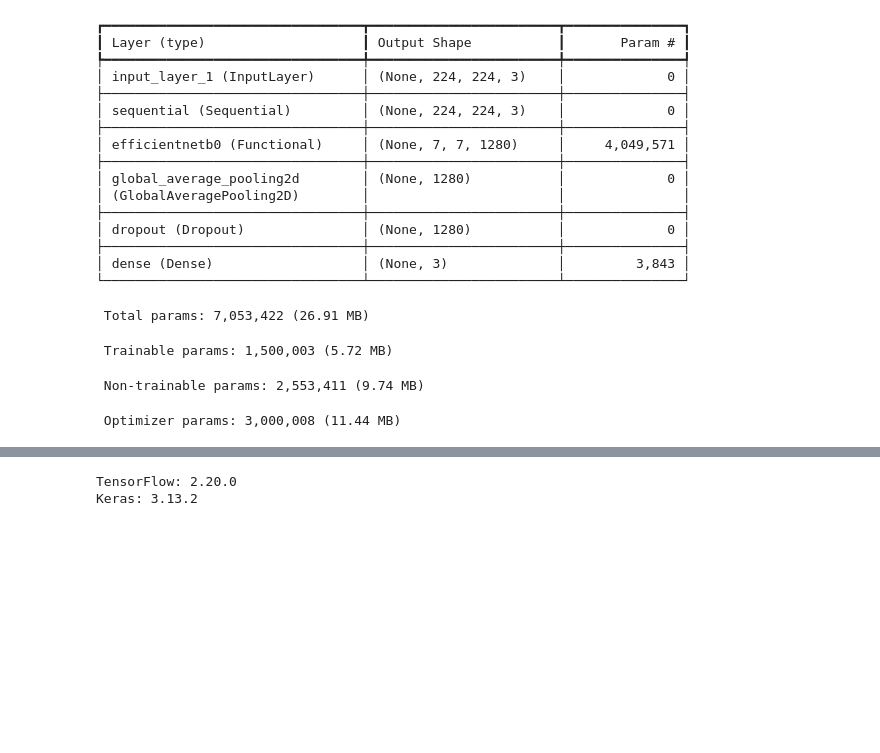
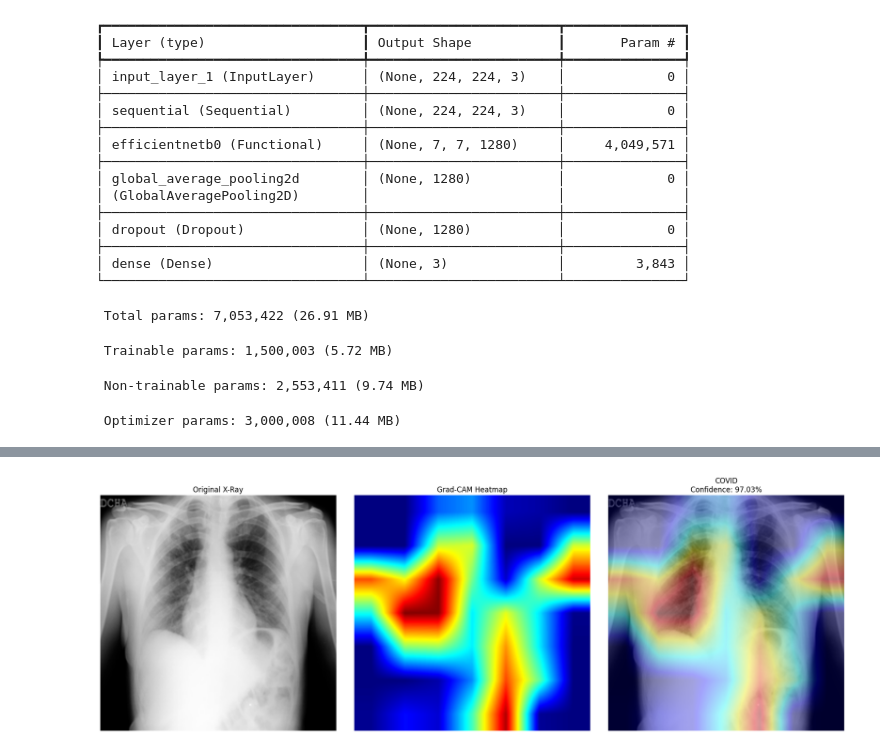
Before and after one commit to HimakarPisipati/Medivision-AI, a Jupyter notebook: notebooks/06_gradcam.ipynb, the cells around one changed output, grey strips where cells are left out. Saved outputs shown, nothing was run; the diff lists cells and outputs as text; code cells hidden in the pictures; blank space fills up the shorter version.

```diff
--- a/notebooks/06_gradcam.ipynb
+++ b/notebooks/06_gradcam.ipynb
@@ -200,37 +265,40 @@ overlay = cv2.addWeighted(
 # %%
-plt.figure(figsize=(18,6))
+plt.figure(figsize=(18, 6))
 
-plt.subplot(1,3,1)
+plt.subplot(1, 3, 1)
 
 plt.imshow(original)
 
-plt.title("Original")
+plt.title("Original X-Ray")
 
 plt.axis("off")
 
 
-plt.subplot(1,3,2)
+plt.subplot(1, 3, 2)
 
-plt.imshow(heatmap)
+plt.imshow(heatmap_resized, cmap="jet")
 
-plt.title("Grad-CAM")
+plt.title("Grad-CAM Heatmap")
 
 plt.axis("off")
 
 
-plt.subplot(1,3,3)
+plt.subplot(1, 3, 3)
 
 plt.imshow(overlay)
 
 plt.title(
-    f"{predicted_class}\nConfidence: {confidence:.2%}"
+    f"{predicted_class}\n"
+    f"Confidence: {confidence:.2%}"
 )
 
 plt.axis("off")
 
 plt.tight_layout()
 
 plt.show()
+# %% [output]
+[figure, added]
 # %%
 save_path = os.path.join(
     SAVE_DIR,
@@ -290,8 +318,0 @@ print("="*60)
-# %%
-import tensorflow as tf
-
-print("TensorFlow:", tf.__version__)
-print("Keras:", tf.keras.__version__)
-# %% [output]
-TensorFlow: 2.20.0
-Keras: 3.13.2
```
Also changed, not shown: parts of 28 cells of this notebook, 4 other files.
